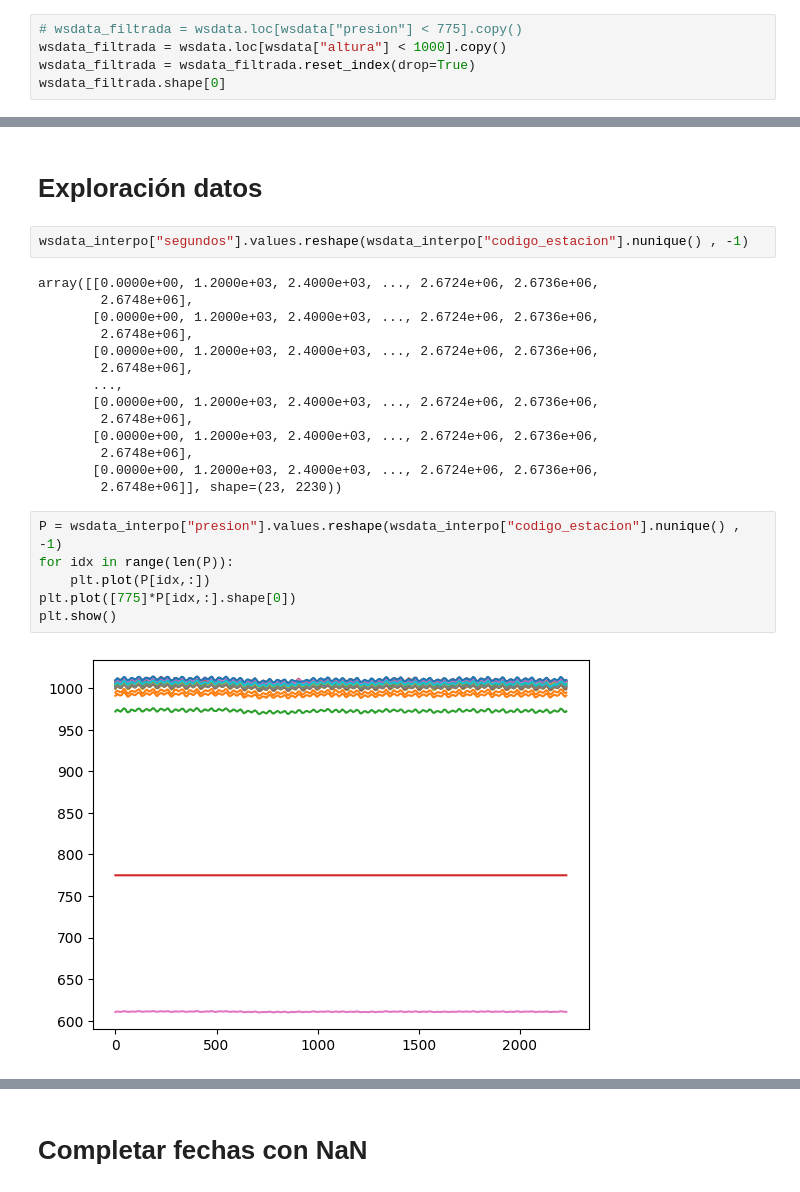
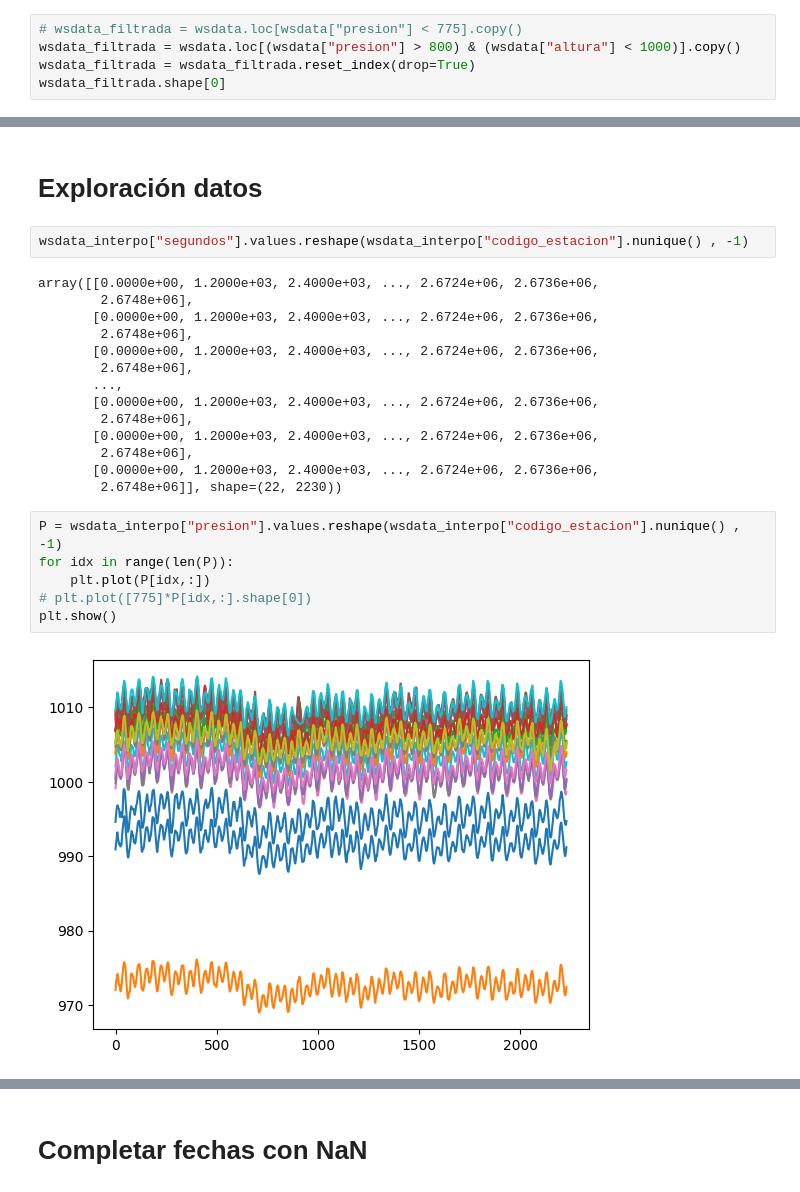
Before and after one commit to sagomeza1/pinns, a Jupyter notebook: cuadernos/preprocesamiento.ipynb, the cells around one changed output, grey strips where cells are left out. Cells and saved outputs as stored; diff of their text form.

```diff
--- a/cuadernos/preprocesamiento.ipynb
+++ b/cuadernos/preprocesamiento.ipynb
@@ -297,7 +303,7 @@ wsdata = wsdata[[
 ## Filtrado WSData
 # %%
 # wsdata_filtrada = wsdata.loc[wsdata["presion"] < 775].copy()
-wsdata_filtrada = wsdata.loc[wsdata["altura"] < 1000].copy()
+wsdata_filtrada = wsdata.loc[(wsdata["presion"] > 800) & (wsdata["altura"] < 1000)].copy()
 wsdata_filtrada = wsdata_filtrada.reset_index(drop=True)
 wsdata_filtrada.shape[0]
 # %% [output]
@@ -436,15 +442,15 @@ array([[0.0000e+00, 1.2000e+03, 2.4000e+03, ..., 2.6724e+06, 2.6736e+06,
        [0.0000e+00, 1.2000e+03, 2.4000e+03, ..., 2.6724e+06, 2.6736e+06,
         2.6748e+06],
        [0.0000e+00, 1.2000e+03, 2.4000e+03, ..., 2.6724e+06, 2.6736e+06,
-        2.6748e+06]], shape=(23, 2230))
+        2.6748e+06]], shape=(22, 2230))
 # %%
 P = wsdata_interpo["presion"].values.reshape(wsdata_interpo["codigo_estacion"].nunique() , -1)
 for idx in range(len(P)):
     plt.plot(P[idx,:])
-plt.plot([775]*P[idx,:].shape[0])
+# plt.plot([775]*P[idx,:].shape[0])
 plt.show()
 # %% [output]
-[figure, old version]
+[figure, new version]
 # %%
 fig, ax = plt.subplots(1, 2, figsize=(16, 5))
 
```
Also changed, not shown: parts of 18 cells of this notebook, 3 other files.
